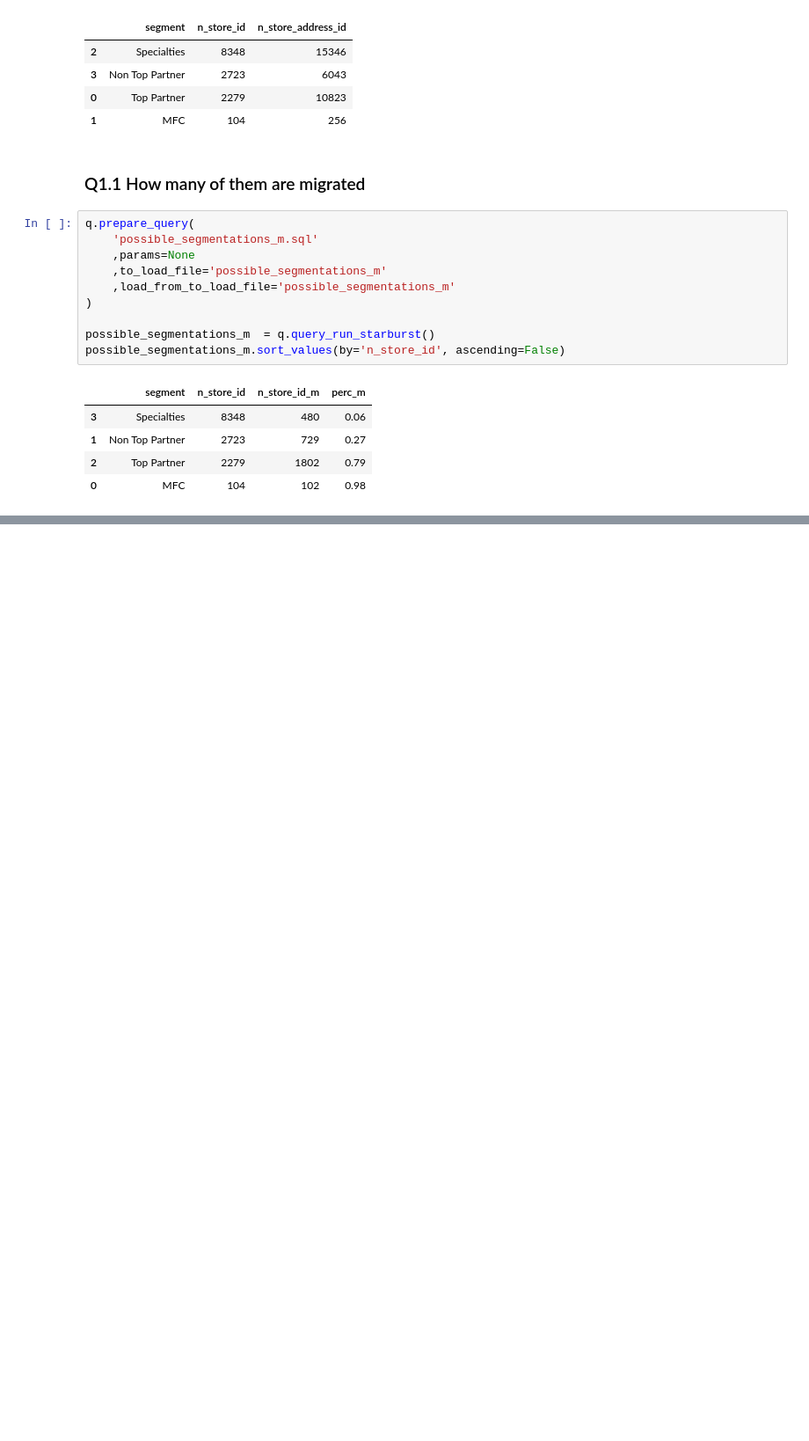
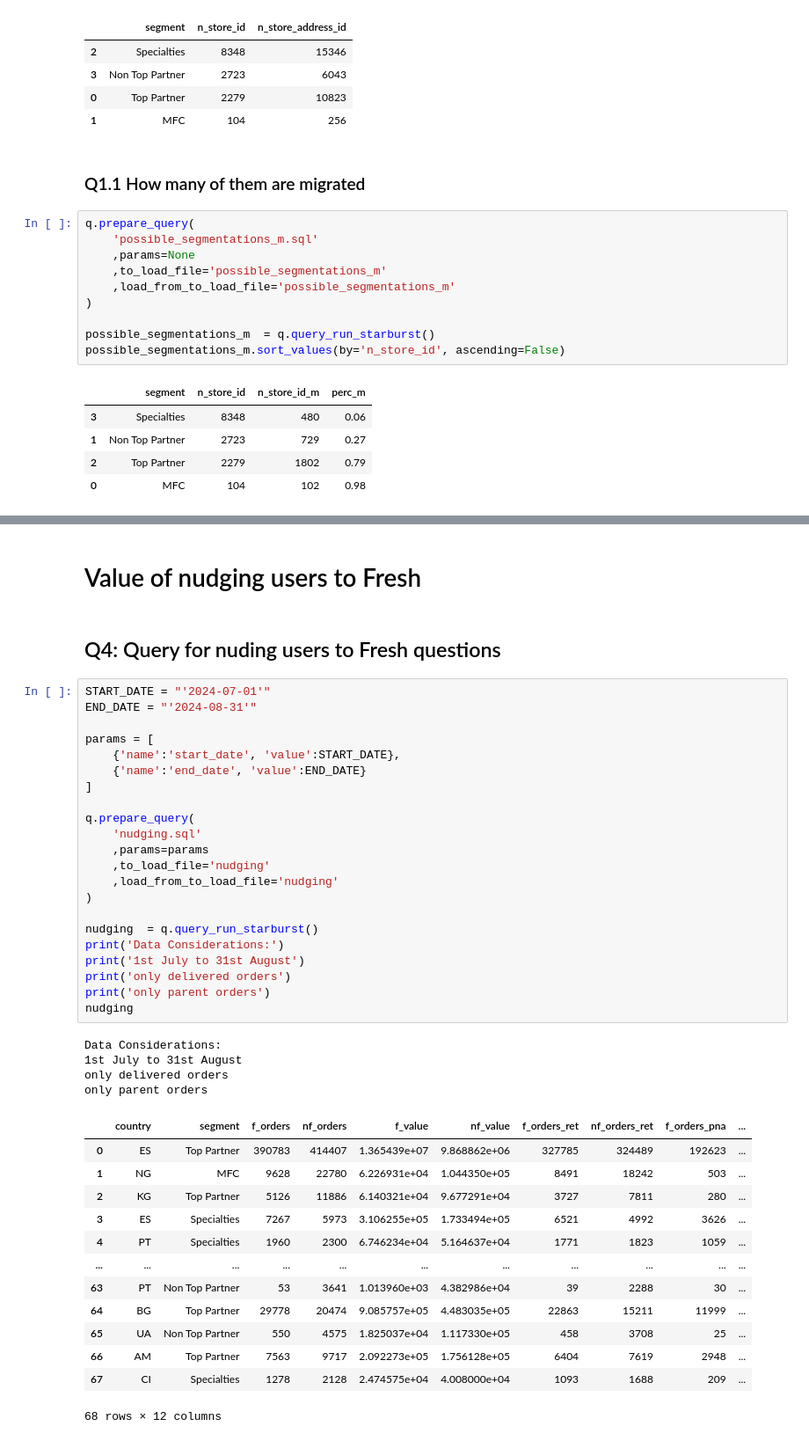
Before and after one commit to JordiCremades4444/central-node, a Jupyter notebook: notebooks/982_2024_10_05_fresh_products/fresh_products_v2.ipynb, the cells around one changed output, grey strips where cells are left out. Shown at 88% size. Saved outputs shown, nothing was run; the diff lists cells and outputs as text; blank space fills up the shorter version.

```diff
--- a/notebooks/982_2024_10_05_fresh_products/fresh_products_v2.ipynb
+++ b/notebooks/982_2024_10_05_fresh_products/fresh_products_v2.ipynb
@@ -60,0 +280,44 @@ possible_segmentations_m.sort_values(by='n_store_id', ascending=False)
+# %% [markdown]
+# Value of nudging users to Fresh
+# %% [markdown]
+## Q4: Query for nuding users to Fresh questions
+# %%
+START_DATE = "'2024-07-01'"
+END_DATE = "'2024-08-31'"
+
+params = [
+    {'name':'start_date', 'value':START_DATE},
+    {'name':'end_date', 'value':END_DATE}
+]
+
+q.prepare_query(
+    'nudging.sql'
+    ,params=params
+    ,to_load_file='nudging'
+    ,load_from_to_load_file='nudging'
+)
+
+nudging  = q.query_run_starburst()
+print('Data Considerations:')
+print('1st July to 31st August')
+print('only delivered orders')
+print('only parent orders')
+nudging
+# %% [output]
+Data Considerations:
+1st July to 31st August
+only delivered orders
+only parent orders
+|  | country | segment | f_orders | nf_orders | f_value | nf_value | f_orders_ret | nf_orders_ret | f_orders_pna | ... |
+| 0 | ES | Top Partner | 390783 | 414407 | 1.365439e+07 | 9.868862e+06 | 327785 | 324489 | 192623 | ... |
+| 1 | NG | MFC | 9628 | 22780 | 6.226931e+04 | 1.044350e+05 | 8491 | 18242 | 503 | ... |
+| 2 | KG | Top Partner | 5126 | 11886 | 6.140321e+04 | 9.677291e+04 | 3727 | 7811 | 280 | ... |
+| 3 | ES | Specialties | 7267 | 5973 | 3.106255e+05 | 1.733494e+05 | 6521 | 4992 | 3626 | ... |
+| 4 | PT | Specialties | 1960 | 2300 | 6.746234e+04 | 5.164637e+04 | 1771 | 1823 | 1059 | ... |
+| ... | ... | ... | ... | ... | ... | ... | ... | ... | ... | ... |
+| 63 | PT | Non Top Partner | 53 | 3641 | 1.013960e+03 | 4.382986e+04 | 39 | 2288 | 30 | ... |
+| 64 | BG | Top Partner | 29778 | 20474 | 9.085757e+05 | 4.483035e+05 | 22863 | 15211 | 11999 | ... |
+| 65 | UA | Non Top Partner | 550 | 4575 | 1.825037e+04 | 1.117330e+05 | 458 | 3708 | 25 | ... |
+| 66 | AM | Top Partner | 7563 | 9717 | 2.092273e+05 | 1.756128e+05 | 6404 | 7619 | 2948 | ... |
+| 67 | CI | Specialties | 1278 | 2128 | 2.474575e+04 | 4.008000e+04 | 1093 | 1688 | 209 | ... |
+68 rows × 12 columns
```
Also changed, not shown: parts of 19 cells of this notebook.
